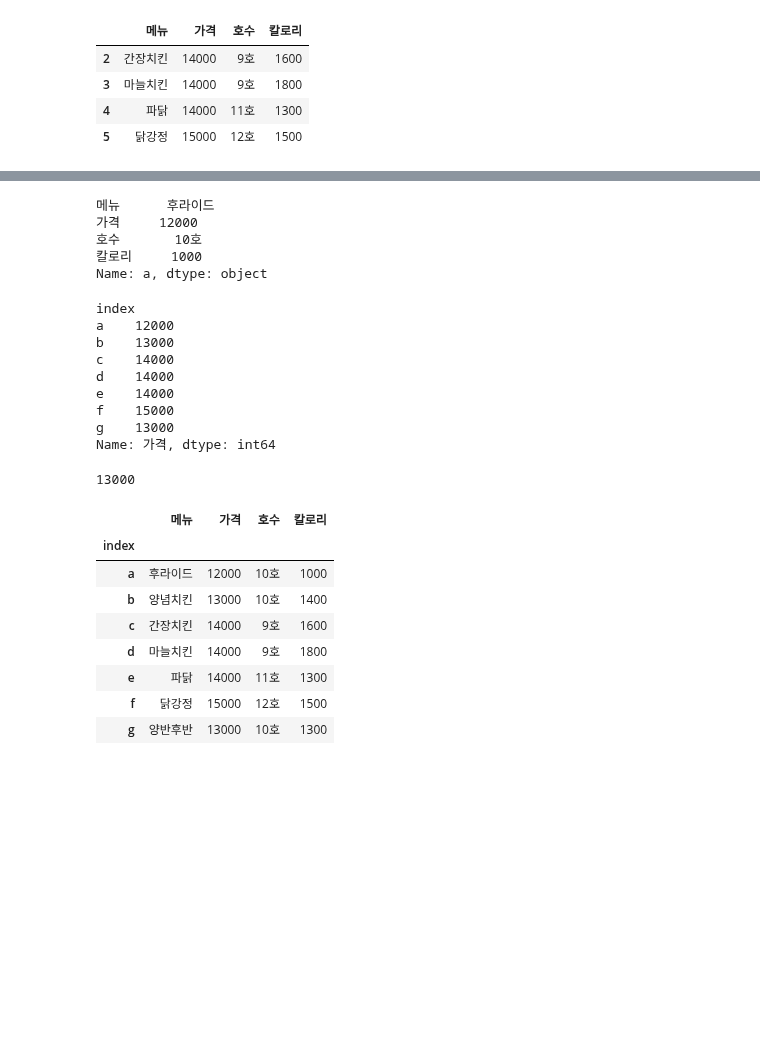
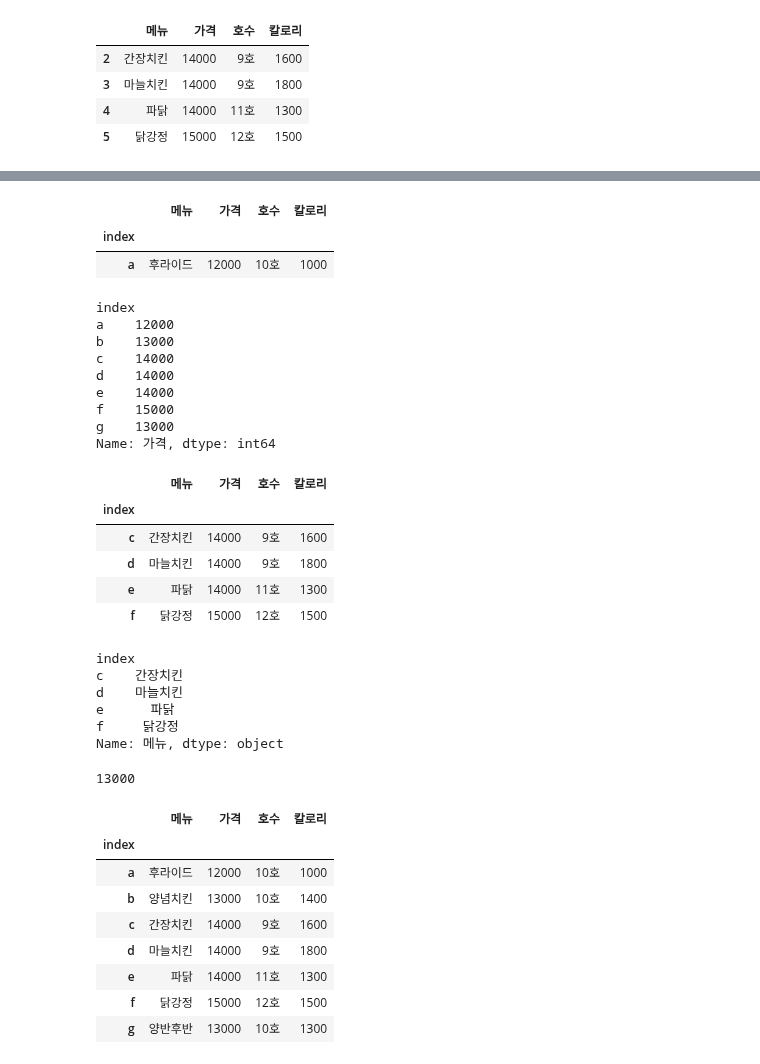
Before and after one commit to lys678/AIFFEL_Online_Quest, a Jupyter notebook: ML_With_Python/머신러닝_기초_노드2_판다스.ipynb, the cells around one changed output, grey strips where cells are left out. Drawn from its saved outputs; the diff is of its cells as text; code cells hidden in the pictures; blank space fills up the shorter version.

```diff
--- a/ML_With_Python/머신러닝_기초_노드2_판다스.ipynb
+++ b/ML_With_Python/머신러닝_기초_노드2_판다스.ipynb
@@ -212,27 +212,46 @@ g      양반후반  13000  10호  1300
-# %%
-df.loc['a'] # 딕셔너리 형식으로 반환
-# %% [output]
-메뉴      후라이드
-가격     12000
-호수       10호
-칼로리     1000
-Name: a, dtype: object
-# %%
-df.loc[:, '가격']
-# %% [output]
-index
-a    12000
-b    13000
-c    14000
-d    14000
-e    14000
-f    15000
-g    13000
-Name: 가격, dtype: int64
-# %%
-df.loc['b', '가격']
-# %% [output]
-13000
+# %%
+df.loc['a'] # 인덱스 명(범위), 컬럼 명(범위), 시리즈 리턴
+df.loc[['a']] # 인덱스 명(범위), 컬럼 명(범위), 데이터프레임 리턴
+# %% [output]
+|  | 메뉴 | 가격 | 호수 | 칼로리 |
+| index |  |  |  |  |
+| a | 후라이드 | 12000 | 10호 | 1000 |
+# %%
+# df.loc[인덱스명] => 해당 인덱스 행의 모든 컬럼을 출력
+# df.loc[인덱스명, 컬럼명] => 해당 인덱스 행의 해당 컬럼을 출력
+display(df.loc[:, '가격']) # 인덱스 전체 행 중 가격 컬럼 리턴
+cond = df['가격'] >= 14000
+display(df[cond])
+display(df.loc[cond, '메뉴']) # 가격이 14000 이상인 메뉴 컬럼만 출력, cond에서 행을 제한
+# %% [output]
+index
+a    12000
+b    13000
+c    14000
+d    14000
+e    14000
+f    15000
+g    13000
+Name: 가격, dtype: int64
+|  | 메뉴 | 가격 | 호수 | 칼로리 |
+| index |  |  |  |  |
+| c | 간장치킨 | 14000 | 9호 | 1600 |
+| d | 마늘치킨 | 14000 | 9호 | 1800 |
+| e | 파닭 | 14000 | 11호 | 1300 |
+| f | 닭강정 | 15000 | 12호 | 1500 |
+index
+c    간장치킨
+d    마늘치킨
+e      파닭
+f     닭강정
+Name: 메뉴, dtype: object
+# %%
+
+df.loc[:, '가격'] # 전체 행의 가격 컬럼을 출력
+
+df.loc['b', '가격'] # 인덱스 b(양념치킨) 행의 가격 컬럼을 출력
+# %% [output]
+13000
 # %%
 df
 # %% [output]
```
Also changed, not shown: parts of 21 cells of this notebook.
